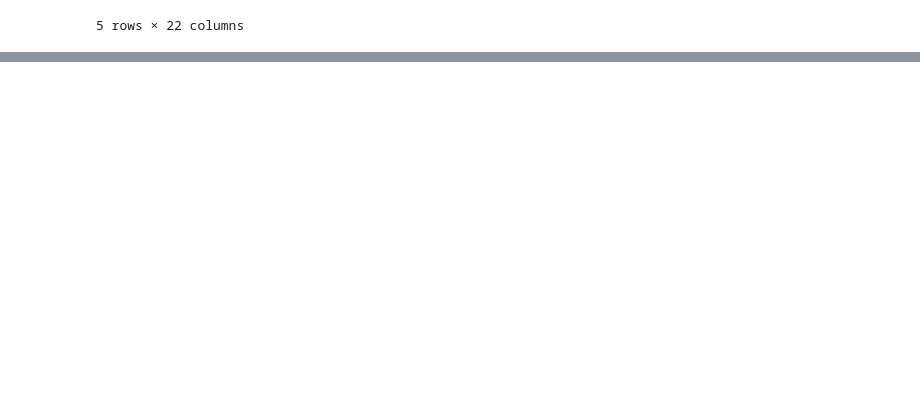
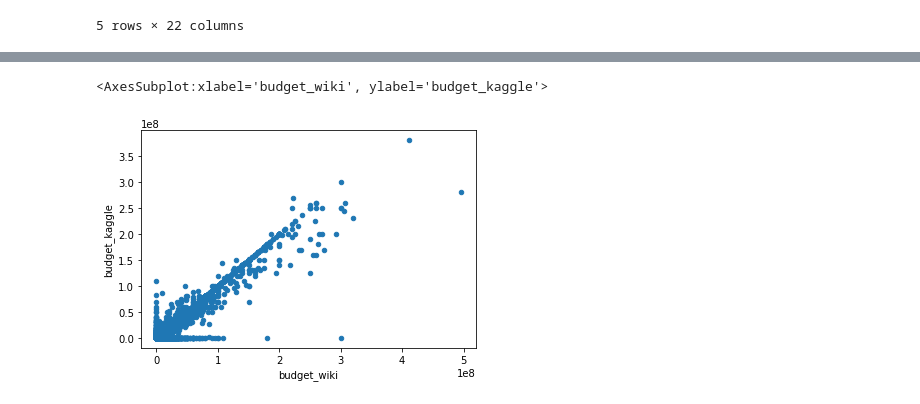
Before and after one commit to KristinaCastro/Movies_ETL, a Jupyter notebook: Movies_ETL.ipynb, the cells around one changed output, grey strips where cells are left out. Cells and saved outputs as stored; diff of their text form; code cells hidden in the pictures; blank space fills up the shorter version.

```diff
--- a/Movies_ETL.ipynb
+++ b/Movies_ETL.ipynb
@@ -803,0 +1003,8 @@ wiki_movies_df.head()
+# %%
+# Compare budget_wiki & budget_kaggle
+# Create scatter plot to see how similar the columns are > best for numeric dtypes
+# Fill missing values with zero and make scatter plot
+movies_df.fillna(0).plot(x='budget_wiki',y='budget_kaggle', kind='scatter')
+# %% [output]
+<AxesSubplot:xlabel='budget_wiki', ylabel='budget_kaggle'>
+[figure, added]
```
Also changed, not shown: parts of 53 cells of this notebook.
